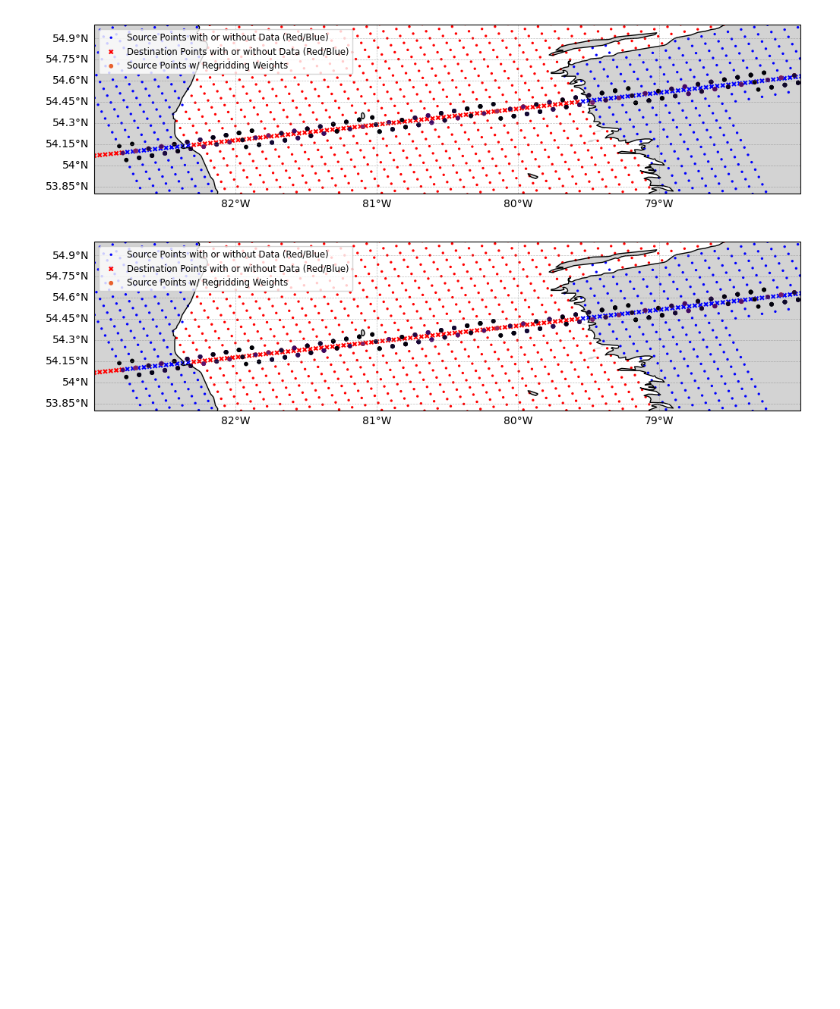
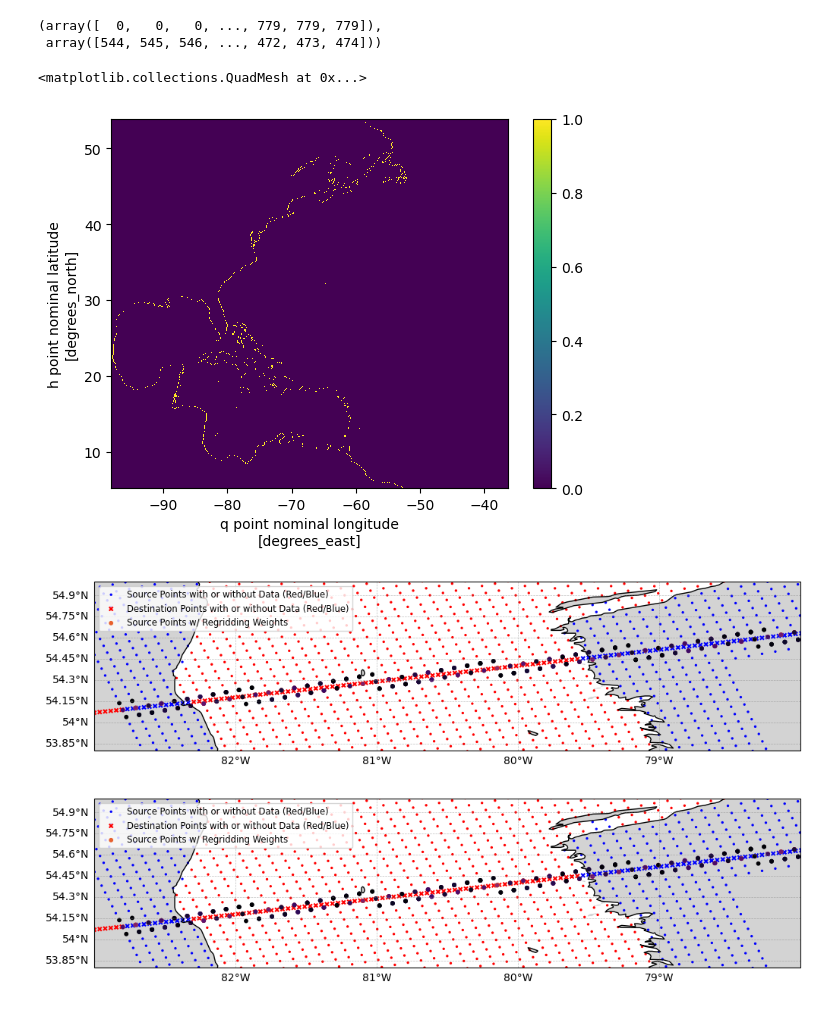
Before and after one commit to CROCODILE-CESM/nwa12_v0, a Jupyter notebook: dev/bgc/cesm_downscaling/regridding_analysis.ipynb, the cells around one changed output. Drawn from its saved outputs; the diff is of its cells as text; code cells hidden in the pictures; blank space fills up the shorter version.

```diff
--- a/dev/bgc/cesm_downscaling/regridding_analysis.ipynb
+++ b/dev/bgc/cesm_downscaling/regridding_analysis.ipynb
@@ -88,0 +40,36 @@ Data variables:
+# %%
+from CrocoDash.grid import Grid
+from CrocoDash.topo import Topo
+
+
+grid = Grid.from_supergrid("//glade/work/manishrv/rm6_work/mom_input/angle_calc.3.2n3b/hgrid.nc")
+
+bathymetry_path="/glade/work/manishrv/rm6_work/mom_input/angle_calc.3.2n3b/bathymetry.nc"
+
+topo = Topo.from_topo_file(
+    grid = grid,
+    topo_file_path=bathymetry_path,
+    min_depth = 9.95,
+)
+# %%
+ocean_static = xr.open_dataset("/glade/derecho/scratch/manishrv/angle_calc.2.2n3b/run/run_200/ocean_static.nc")
+
+t_points = rgd.get_hgrid_arakawa_c_points(hgrid, "t")
+v_points = rgd.get_hgrid_arakawa_c_points(hgrid, "v")
+u_points = rgd.get_hgrid_arakawa_c_points(hgrid, "u")
+q_points = rgd.get_hgrid_arakawa_c_points(hgrid, "q")
+
+# Put in Ocean Static
+ocean_static["tlon"] = (("yh","xh"),(t_points.tlon.values))
+ocean_static["tlat"] = (("yh","xh"),(t_points.tlat.values))
+ocean_static["ulon"] = (("yh","xq"),(u_points.ulon.values))
+ocean_static["ulat"] = (("yh","xq"),(u_points.ulat.values))
+ocean_static["qlon"] = (("yq","xq"),(q_points.qlon.values))
+ocean_static["qlat"] = (("yq","xq"),(q_points.qlat.values))
+ocean_static["vlon"] = (("yq","xh"),(v_points.vlon.values))
+ocean_static["vlat"] = (("yq","xh"),(v_points.vlat.values))
+# Create filter masks
+filter_mask_t = ocean_static["wet"] == 0
+filter_mask_c = ocean_static["wet_c"] == 0
+filter_mask_v = ocean_static["wet_v"] == 0
+filter_mask_u = ocean_static["wet_u"] == 0
@@ -89,3 +94,14 @@ Data variables:
+# %%
+topo.min_depth  = 46
+np.where(topo.umask != ocean_static["wet_u"])
+# %% [output]
+(array([  0,   0,   0, ..., 779, 779, 779]),
+ array([544, 545, 546, ..., 472, 473, 474]))
+# %%
+(topo.umask - ocean_static["wet_u"]).plot()
+# %% [output]
+<matplotlib.collections.QuadMesh at 0x...>
+[figure, added]
 # %%
 
 plot_regridding_snapshot(raw_ds["north"], regridded_ds["north"], weights["north"], raw_var_name = "DIC", regrid_var_name="__xarray_dataarray_variable__")
```
Also changed, not shown: parts of 15 cells of this notebook, 3 other files.
